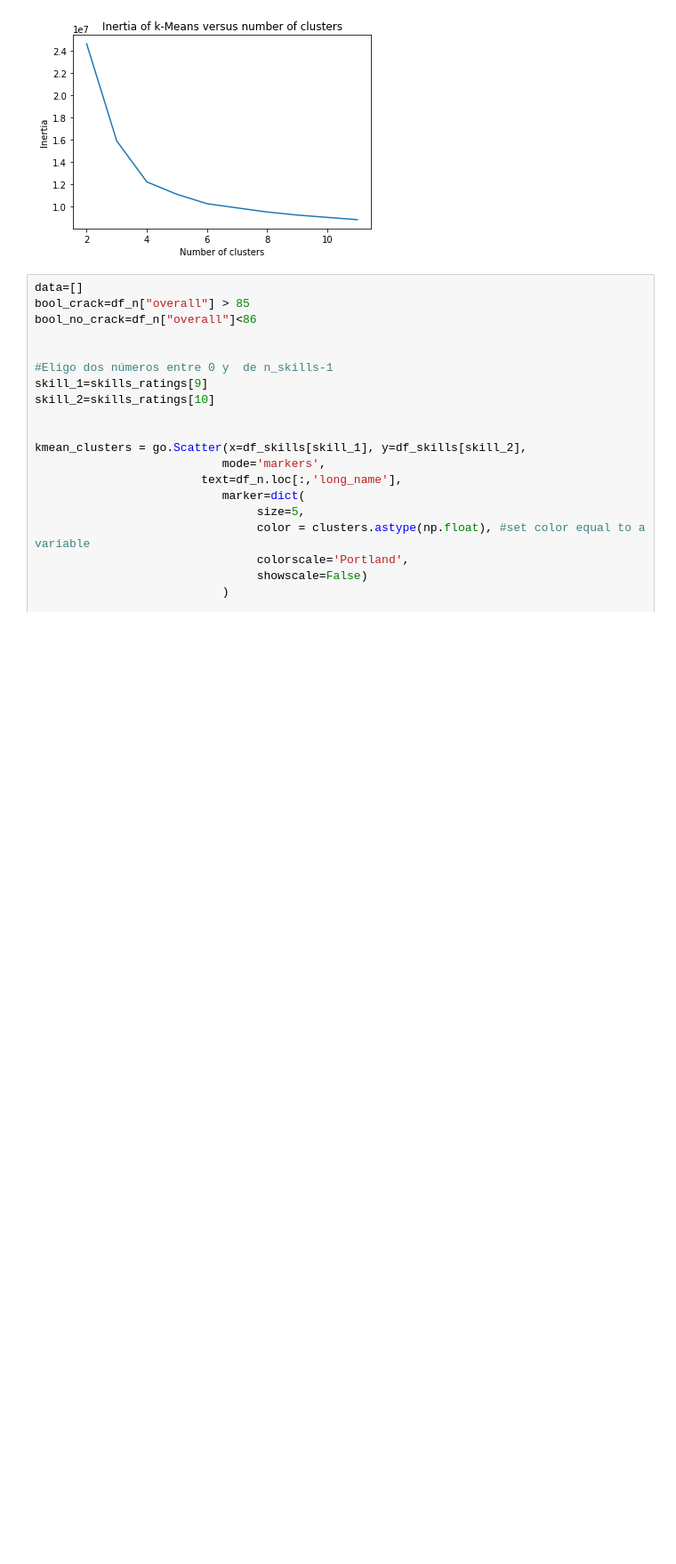
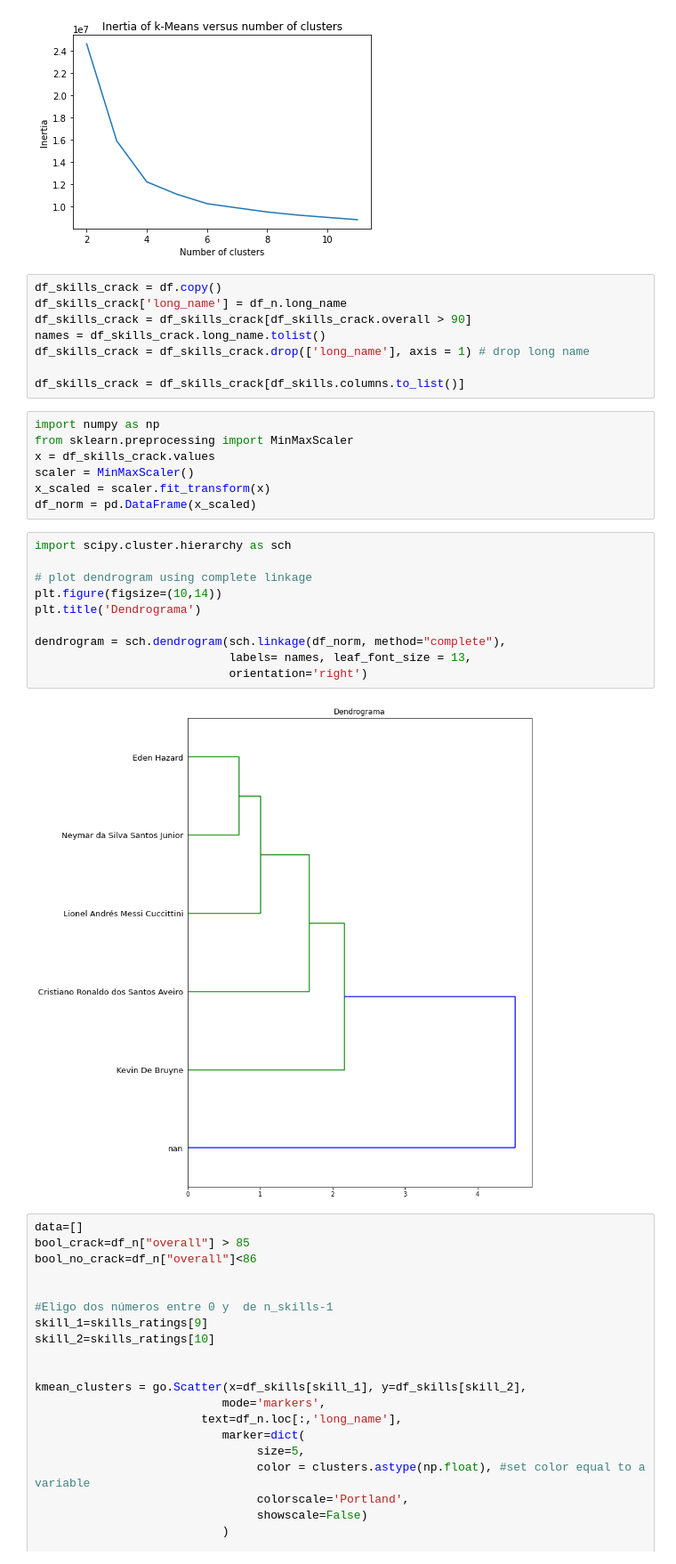
Before and after one commit to sanmope/PracticaDiplo, a Jupyter notebook: NO_SUP_Practico1.ipynb, the cells around one changed output. Shown at 89% size. Saved outputs shown, nothing was run; the diff lists cells and outputs as text; blank space fills up the shorter version.

```diff
--- a/NO_SUP_Practico1.ipynb
+++ b/NO_SUP_Practico1.ipynb
@@ -242,6 +242,33 @@ plt.title("Inertia of k-Means versus number of clusters")
 # %% [output]
 Text(0.5, 1.0, 'Inertia of k-Means versus number of clusters')
 [figure]
+# %%
+df_skills_crack = df.copy()
+df_skills_crack['long_name'] = df_n.long_name
+df_skills_crack = df_skills_crack[df_skills_crack.overall > 90]
+names = df_skills_crack.long_name.tolist()
+df_skills_crack = df_skills_crack.drop(['long_name'], axis = 1) # drop long name
+
+df_skills_crack = df_skills_crack[df_skills.columns.to_list()]
+# %%
+import numpy as np
+from sklearn.preprocessing import MinMaxScaler
+x = df_skills_crack.values
+scaler = MinMaxScaler()
+x_scaled = scaler.fit_transform(x)
+df_norm = pd.DataFrame(x_scaled)
+# %%
+import scipy.cluster.hierarchy as sch
+
+# plot dendrogram using complete linkage
+plt.figure(figsize=(10,14))
+plt.title('Dendrograma')
+
+dendrogram = sch.dendrogram(sch.linkage(df_norm, method="complete"),
+                            labels= names, leaf_font_size = 13,
+                            orientation='right')
+# %% [output]
+[figure, added]
 # %%
 data=[]
 bool_crack=df_n["overall"] > 85
```
Also changed, not shown: parts of 1 cell of this notebook.
